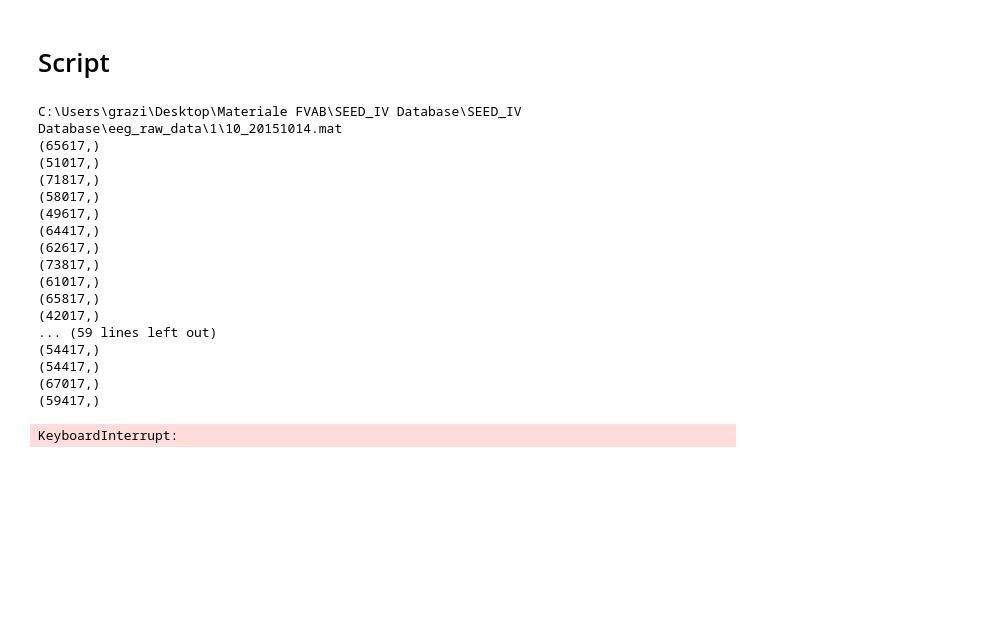
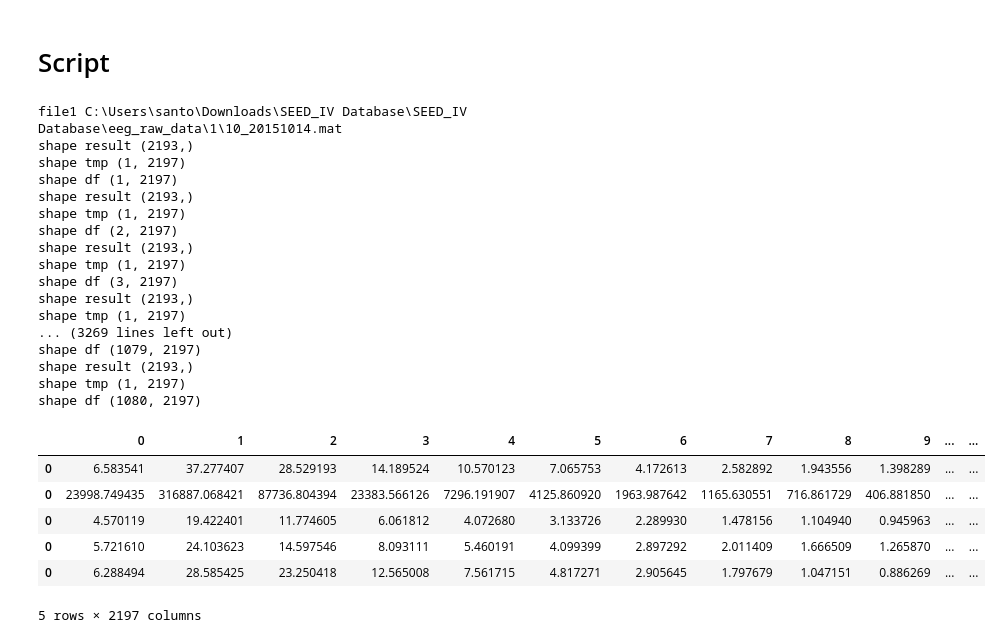
Before and after one commit to Sant0S22/eeg_emotion_recognition, a Jupyter notebook: FVAB_DATASET.ipynb, the cells around one changed output. Saved outputs shown, nothing was run; the diff lists cells and outputs as text; code cells hidden in the pictures; blank space fills up the shorter version.

```diff
--- a/FVAB_DATASET.ipynb
+++ b/FVAB_DATASET.ipynb
@@ -270,46 +283,66 @@ result.shape[0]
 # %% [markdown]
 # Script
 # %%
+df_global = pd.DataFrame()
 if os.path.exists(directory):
     lista_cartella_main = os.listdir(directory)
+    #For che Scansiona le cartelle delle sessioni
     for file in lista_cartella_main:
         sec = os.path.join(directory, file)
         if os.path.isdir(sec):
+            session = int(sec[-1])
             files1 = os.listdir(sec)
+            #For che Scansiona i file .Mat nelle cartelle sessioni
             for file1 in files1:
+                j = 24 * (int(session) - 1)
                 if file1.endswith(".mat"):
                     file1 = os.path.join(sec, file1)
                     data = scipy.io.loadmat(file1)
                     labels = list(data.keys())
                     size = len(labels)
-                    print(file1)
+                    print("file1",file1)
                     maximum = 0
                     for i in range(3,size,1):
-                        df = pd.DataFrame(data[labels[i]])
+                        id_user = labels[i]
+                        df = pd.DataFrame(data[id_user])
                         df = drop_channels(df)
                         downsampled = down_sampling(data[labels[i]])
                         filtered = band_pass_filter(downsampled)
                         filtered_dataset = pd.DataFrame(filtered)
                         result = feature_extraction(filtered_dataset)
-                        print(result.shape)
-                        if result.shape[0] >= maximum:
-                            maximum = result.shape[0]
+                        print("shape result",result.shape)
+
+                        #Label colonne df finale
+                        id_person = re.findall("\d+_", file1)
+                        id_person = re.findall("\d+", id_person[0])
+                        video = re.findall("\d+", labels[i])
+                        target = targets[j]
+                        j += 1
+
+                        df_tmp = pd.DataFrame(result).T
+                        df_tmp['id_user'] = id_person
+                        df_tmp['session'] = session
+                        df_tmp['video'] = video
+                        df_tmp['emotion'] = target
+                        #print(df_tmp.head())
+                        print("shape tmp",df_tmp.shape)
+                        df_global = pd.concat([df_global,df_tmp])
+                        print("shape df",df_global.shape)
 # %% [output]
-C:\Users\grazi\Desktop\Materiale FVAB\SEED_IV Database\SEED_IV Database\eeg_raw_data\1\10_20151014.mat
-(65617,)
-(51017,)
-(71817,)
-(58017,)
-(49617,)
-(64417,)
-(62617,)
-(73817,)
-(61017,)
-(65817,)
-(42017,)
-... (59 lines left out)
-(54417,)
-(54417,)
-(67017,)
-(59417,)
+file1 C:\Users\santo\Downloads\SEED_IV Database\SEED_IV Database\eeg_raw_data\1\10_20151014.mat
+shape result (2193,)
+shape tmp (1, 2197)
+shape df (1, 2197)
+shape result (2193,)
+shape tmp (1, 2197)
+shape df (2, 2197)
+shape result (2193,)
+shape tmp (1, 2197)
+shape df (3, 2197)
+shape result (2193,)
+shape tmp (1, 2197)
+... (3269 lines left out)
+shape df (1079, 2197)
+shape result (2193,)
+shape tmp (1, 2197)
+shape df (1080, 2197)
-KeyboardInterrupt:
@@ -317,0 +349,10 @@ print(maximum)
+# %%
+df_global.head()
+# %% [output]
+|  | 0 | 1 | 2 | 3 | 4 | 5 | 6 | 7 | 8 | 9 | ... | ... |
+| 0 | 6.583541 | 37.277407 | 28.529193 | 14.189524 | 10.570123 | 7.065753 | 4.172613 | 2.582892 | 1.943556 | 1.398289 | ... | ... |
+| 0 | 23998.749435 | 316887.068421 | 87736.804394 | 23383.566126 | 7296.191907 | 4125.860920 | 1963.987642 | 1165.630551 | 716.861729 | 406.881850 | ... | ... |
+| 0 | 4.570119 | 19.422401 | 11.774605 | 6.061812 | 4.072680 | 3.133726 | 2.289930 | 1.478156 | 1.104940 | 0.945963 | ... | ... |
+| 0 | 5.721610 | 24.103623 | 14.597546 | 8.093111 | 5.460191 | 4.099399 | 2.897292 | 2.011409 | 1.666509 | 1.265870 | ... | ... |
+| 0 | 6.288494 | 28.585425 | 23.250418 | 12.565008 | 7.561715 | 4.817271 | 2.905645 | 1.797679 | 1.047151 | 0.886269 | ... | ... |
+5 rows × 2197 columns
```
Also changed, not shown: parts of 26 cells of this notebook.
